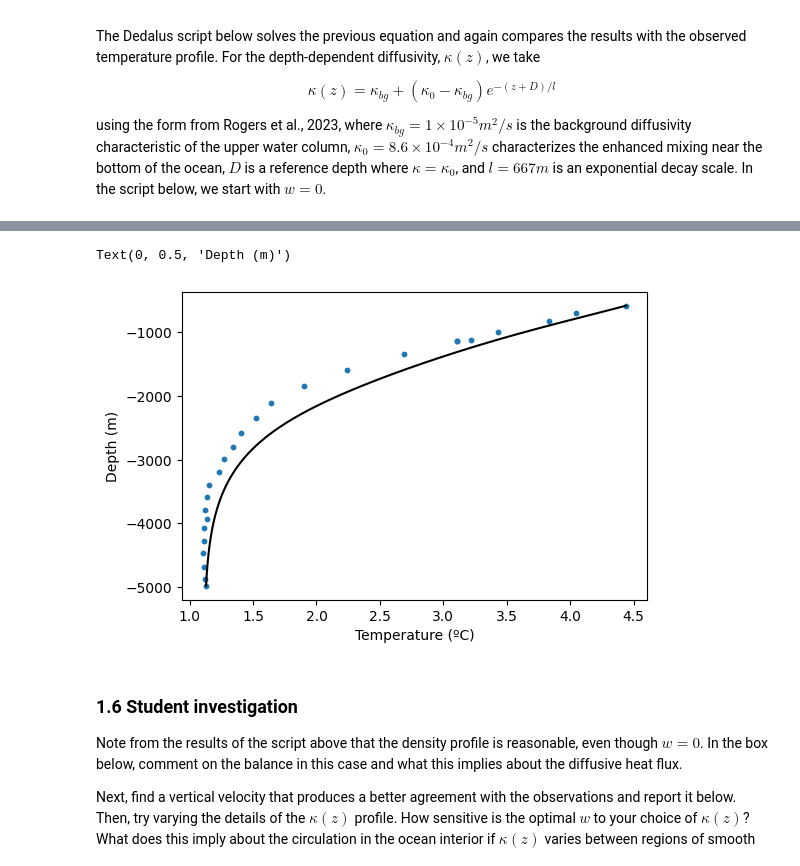
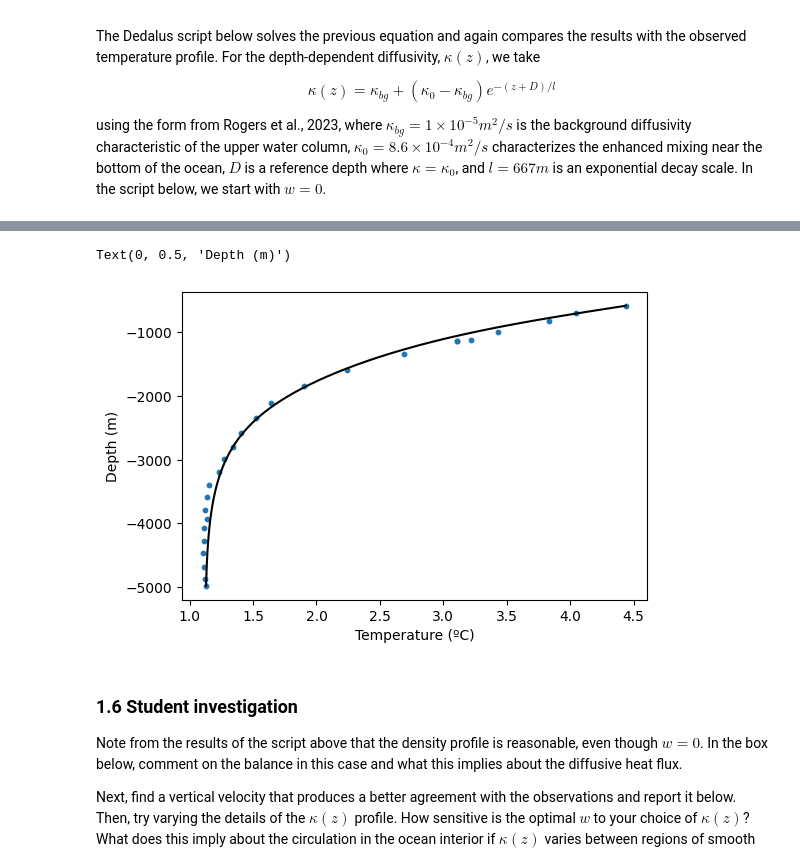
Before and after one commit to benwulmer/QCES, a Jupyter notebook: Project2_transport.ipynb, the cells around one changed output, grey strips where cells are left out. Cells and saved outputs as stored; diff of their text form; code cells hidden in the pictures.

```diff
--- a/Project2_transport.ipynb
+++ b/Project2_transport.ipynb
@@ -220,7 +220,7 @@ T_bottom = CTD_T[0]
 Nz = 1000
 
 # Set the vertical velocity
-w = 0 # m/s
+w = 8e-9 # m/s
 
 # Bases
 zcoord = d3.Coordinate('z')
@@ -269,5 +269,5 @@ INFO:subsystems:Building subproblem matrices 1/1 (~100%) Elapsed: 0s, Remaining:
 Text(0, 0.5, 'Depth (m)')
-[figure, old version]
+[figure, new version]
 # %% [markdown]
 ### 1.6 Student investigation
 <a id='section1pt6'></a>
```
Also changed, not shown: parts of 1 cell of this notebook.
